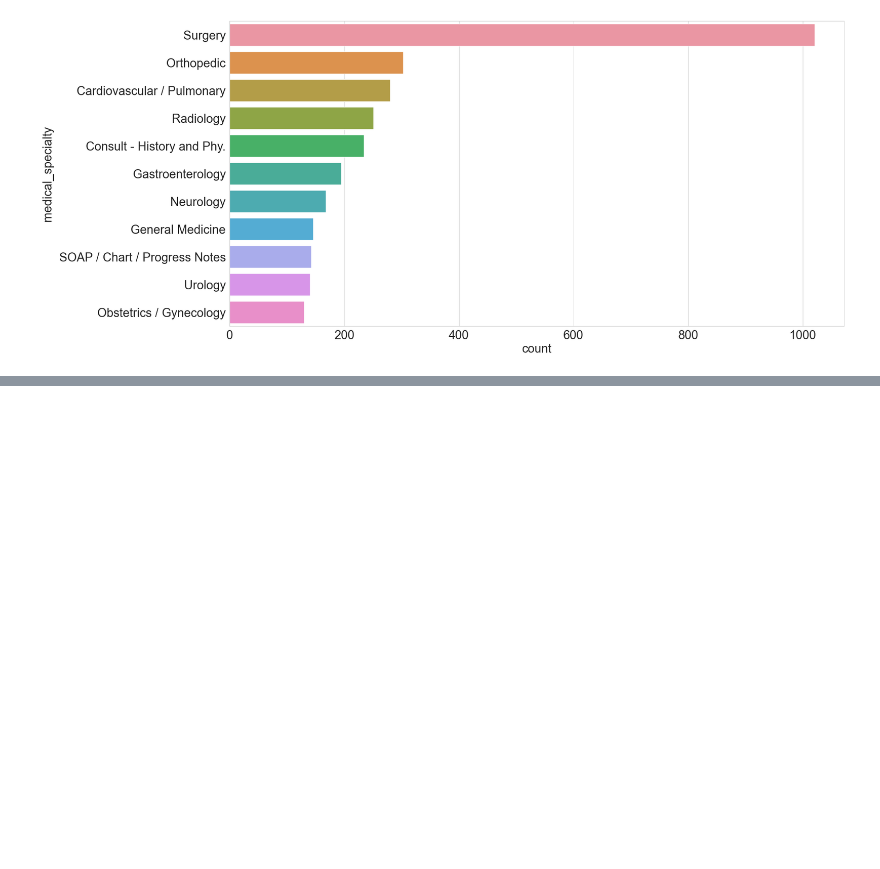
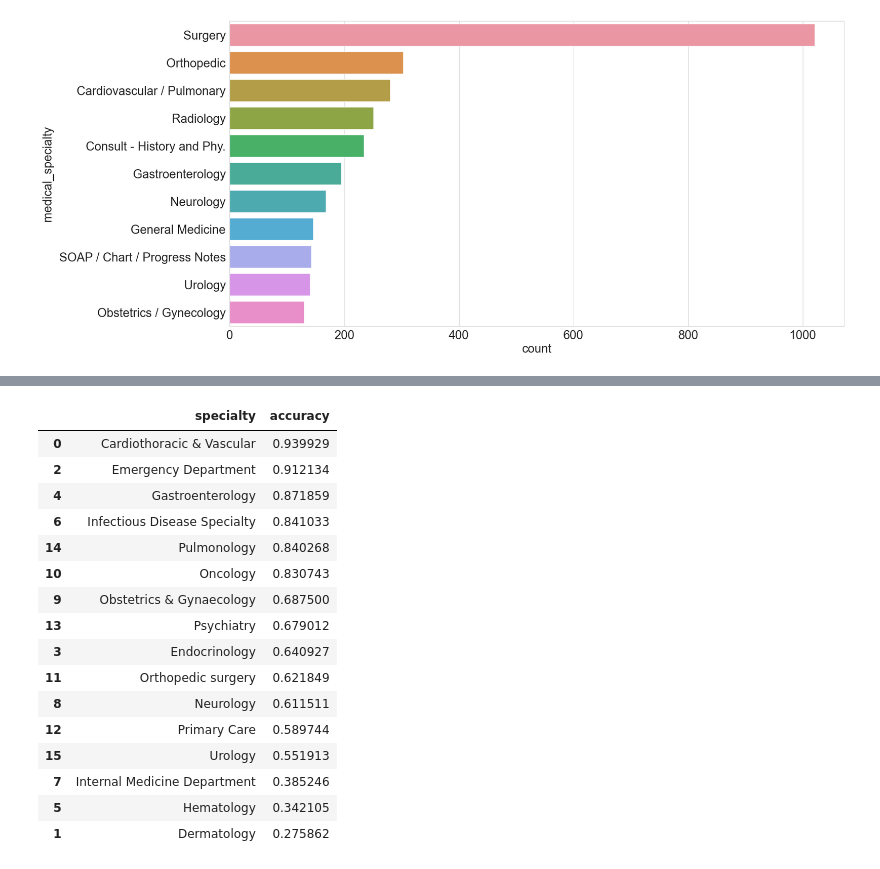
Before and after one commit to Tara-Sophia/NLP_Masterthesis, a Jupyter notebook: notebooks/08-hp-visualizations.ipynb, the cells around one changed output, grey strips where cells are left out. Cells and saved outputs as stored; diff of their text form; code cells hidden in the pictures; blank space fills up the shorter version.

```diff
--- a/notebooks/08-hp-visualizations.ipynb
+++ b/notebooks/08-hp-visualizations.ipynb
@@ -90,5 +95,5 @@ def load_data(filepath) -> tuple[pd.Series, pd.Series]:
     df = pd.read_csv(filepath)
     df = df.dropna()
     X = df.keywords
-    y = df.medical_specialty
+    y = df.specialty
     return X, y
@@ -97,3 +100,5 @@ X_test, y_test = load_data(TEST_DATA_DIR)
+# %%
+X_test, y_test = load_data(os.path.join("data", "processed", "clf", "test.csv"))
 # %%
 # overall accuracy @3 of the model
 k = 3
@@ -184,0 +130,59 @@ df_mimic.shape
+# %%
+# filter for Gastroenterology in actual
+df_cardio = df[df["actual"] == "Cardiothoracic & Vascular"]
+df_derma = df[df["actual"] == "Dermatology"]
+df_ermegency = df[df["actual"] == "Emergency Department"]
+df_endo = df[df["actual"] == "Endocrinology"]
+df_gastro = df[df["actual"] == "Gastroenterology"]
+df_hemat = df[df["actual"] == "Hematology"]
+df_infect = df[df["actual"] == "Infectious Disease Specialty"]
+df_internal = df[df["actual"] == "Internal Medicine Department"]
+df_neuro = df[df["actual"] == "Neurology"]
+df_obste = df[df["actual"] == "Obstetrics & Gynaecology"]
+df_onco = df[df["actual"] == "Oncology"]
+df_ortho = df[df["actual"] == "Orthopedic surgery"]
+df_prime = df[df["actual"] == "Primary Care"]
+df_psych = df[df["actual"] == "Psychiatry"]
+df_pulmo = df[df["actual"] == "Pulmonology"]
+df_urol = df[df["actual"] == "Urology"]
+# %%
+# percentage of how often  Gastrenterology is in the top column
+accuracy_cardio = df_cardio["top"].str.contains("Cardiothoracic & Vascular").mean()
+accuracy_derma = df_derma["top"].str.contains("Dermatology").mean()
+accuracy_ermegency = df_ermegency["top"].str.contains("Emergency Department").mean()
+accuracy_endo = df_endo["top"].str.contains("Endocrinology").mean()
+accuracy_gastro = df_gastro["top"].str.contains("Gastroenterology").mean()
+accuracy_hemat = df_hemat["top"].str.contains("Hematology").mean()
+accuracy_infect = df_infect["top"].str.contains("Infectious Disease Specialty").mean()
+accuracy_internal = df_internal["top"].str.contains("Internal Medicine Department").mean()
+accuracy_neuro = df_neuro["top"].str.contains("Neurology").mean()
+accuracy_obste = df_obste["top"].str.contains("Obstetrics & Gynaecology").mean()
+accuracy_onco = df_onco["top"].str.contains("Oncology").mean()
+accuracy_ortho = df_ortho["top"].str.contains("Orthopedic surgery").mean()
+accuracy_prime = df_prime["top"].str.contains("Primary Care").mean()
+accuracy_psych = df_psych["top"].str.contains("Psychiatry").mean()
+accuracy_pulmo = df_pulmo["top"].str.contains("Pulmonology").mean()
+accuracy_urol = df_urol["top"].str.contains("Urology").mean()
+# %%
+# create dataframe with the accuracy of each specialty
+df = pd.DataFrame({"specialty": ["Cardiothoracic & Vascular", "Dermatology", "Emergency Department", "Endocrinology", "Gastroenterology", "Hematology", "Infectious Disease Specialty", "Internal Medicine Department", "Neurology", "Obstetrics & Gynaecology", "Oncology", "Orthopedic surgery", "Primary Care", "Psychiatry", "Pulmonology", "Urology"], "accuracy": [accuracy_cardio, accuracy_derma, accuracy_ermegency, accuracy_endo, accuracy_gastro, accuracy_hemat, accuracy_infect, accuracy_internal, accuracy_neuro, accuracy_obste, accuracy_onco, accuracy_ortho, accuracy_prime, accuracy_psych, accuracy_pulmo, accuracy_urol]})
+df = df.sort_values(by="accuracy", ascending=False)
+df
+# %% [output]
+|  | specialty | accuracy |
+| 0 | Cardiothoracic & Vascular | 0.939929 |
+| 2 | Emergency Department | 0.912134 |
+| 4 | Gastroenterology | 0.871859 |
+| 6 | Infectious Disease Specialty | 0.841033 |
+| 14 | Pulmonology | 0.840268 |
+| 10 | Oncology | 0.830743 |
+| 9 | Obstetrics & Gynaecology | 0.687500 |
+| 13 | Psychiatry | 0.679012 |
+| 3 | Endocrinology | 0.640927 |
+| 11 | Orthopedic surgery | 0.621849 |
+| 8 | Neurology | 0.611511 |
+| 12 | Primary Care | 0.589744 |
+| 15 | Urology | 0.551913 |
+| 7 | Internal Medicine Department | 0.385246 |
+| 5 | Hematology | 0.342105 |
+| 1 | Dermatology | 0.275862 |
```
Also changed, not shown: parts of 33 cells of this notebook, 9 other files.
